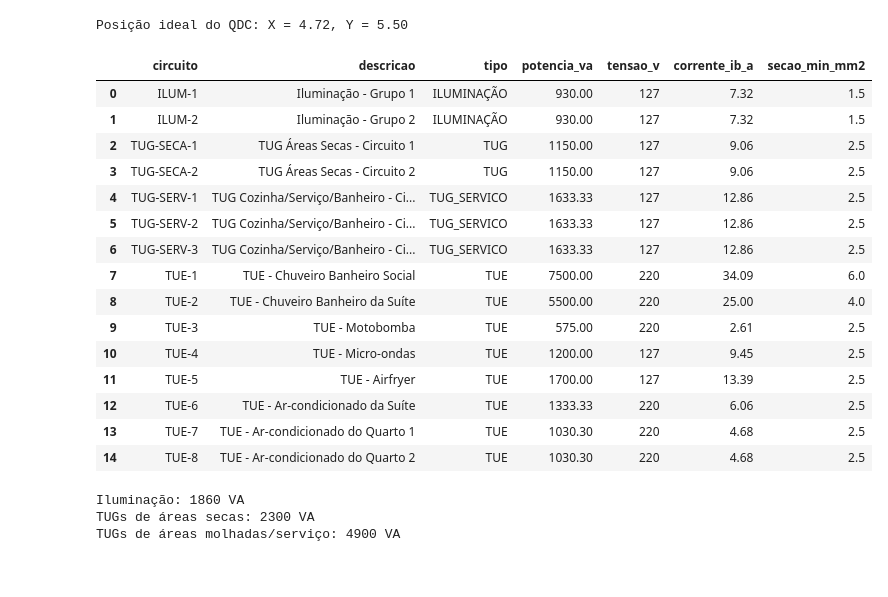
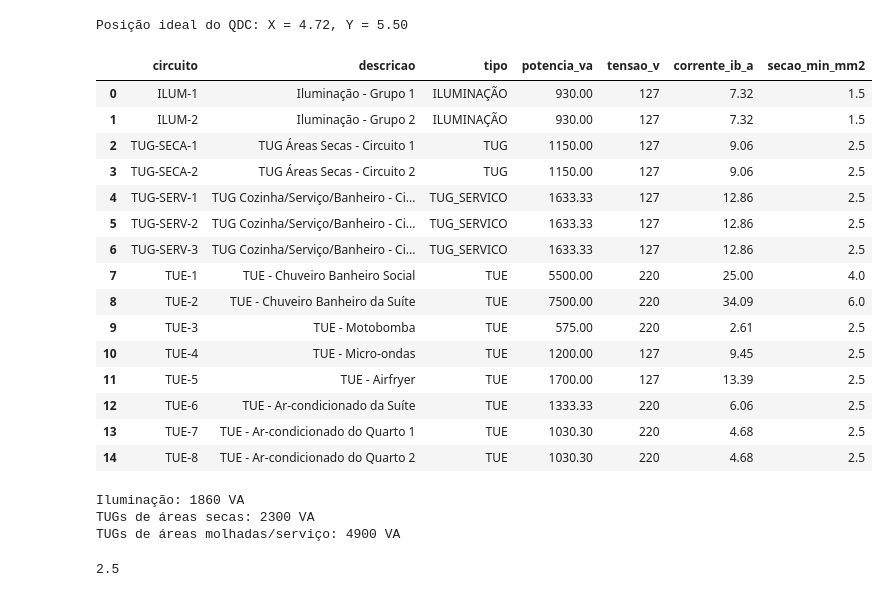
Before and after one commit to emotta3/Instalacoes, a Jupyter notebook: Trabalho/Trabalho_Inst.ipynb, the cells around one changed output. Drawn from its saved outputs; the diff is of its cells as text; code cells hidden in the pictures.

```diff
--- a/Trabalho/Trabalho_Inst.ipynb
+++ b/Trabalho/Trabalho_Inst.ipynb
@@ -1103,41 +1152,41 @@ pot_tug_servico_projeto_va = sum(
 
 # As potências são as mesmas variáveis usadas para criar as cargas TUE do projeto.
 tues_projeto = [
-    {"nome": "Chuveiro Banheiro Social", "pot_w": P_chuv1, "tensao": 220, "fp": 1.0},
-    {"nome": "Chuveiro Banheiro da Suíte", "pot_w": P_chuv2, "tensao": 220, "fp": 1.0},
+    {"nome": "Chuveiro Banheiro Social", "pot_w": P_chuv2, "tensao": 220, "fp": 1.0},
+    {"nome": "Chuveiro Banheiro da Suíte", "pot_w": P_chuv1, "tensao": 220, "fp": 1.0},
     {"nome": "Motobomba", "pot_w": P_mot_w / 0.80, "tensao": 220, "fp": 0.80},
     {"nome": "Micro-ondas", "pot_w": P_micro, "tensao": 127, "fp": 1.0},
     {"nome": "Airfryer", "pot_w": P_airfryer, "tensao": 127, "fp": 1.0},
     {"nome": "Ar-condicionado da Suíte", "pot_w": P_ar_suite, "tensao": 220, "fp": 0.825},
     {"nome": "Ar-condicionado do Quarto 1", "pot_w": P_ar_quartos, "tensao": 220, "fp": 0.825},
     {"nome": "Ar-condicionado do Quarto 2", "pot_w": P_ar_quartos, "tensao": 220, "fp": 0.825}
 ]
 
 resultado_circuitos = dimensionar_divisao_circuitos(
     pot_ilum_va=pot_ilum_projeto_va,
     pot_tug_secas_va=pot_tug_secas_projeto_va,
     pot_tug_servico_va=pot_tug_servico_projeto_va,
     tues=tues_projeto,
     tensao_fase=V_pn
 )
 
 df_circuitos = pd.DataFrame(resultado_circuitos)
 display(df_circuitos)
 
 print(f"Iluminação: {pot_ilum_projeto_va} VA")
 print(f"TUGs de áreas secas: {pot_tug_secas_projeto_va} VA")
 print(f"TUGs de áreas molhadas/serviço: {pot_tug_servico_projeto_va} VA")
 # %% [output]
 |  | circuito | descricao | tipo | potencia_va | tensao_v | corrente_ib_a | secao_min_mm2 |
 | 0 | ILUM-1 | Iluminação - Grupo 1 | ILUMINAÇÃO | 930.00 | 127 | 7.32 | 1.5 |
 | 1 | ILUM-2 | Iluminação - Grupo 2 | ILUMINAÇÃO | 930.00 | 127 | 7.32 | 1.5 |
 | 2 | TUG-SECA-1 | TUG Áreas Secas - Circuito 1 | TUG | 1150.00 | 127 | 9.06 | 2.5 |
 | 3 | TUG-SECA-2 | TUG Áreas Secas - Circuito 2 | TUG | 1150.00 | 127 | 9.06 | 2.5 |
 | 4 | TUG-SERV-1 | TUG Cozinha/Serviço/Banheiro - Ci... | TUG_SERVICO | 1633.33 | 127 | 12.86 | 2.5 |
 | 5 | TUG-SERV-2 | TUG Cozinha/Serviço/Banheiro - Ci... | TUG_SERVICO | 1633.33 | 127 | 12.86 | 2.5 |
 | 6 | TUG-SERV-3 | TUG Cozinha/Serviço/Banheiro - Ci... | TUG_SERVICO | 1633.33 | 127 | 12.86 | 2.5 |
-| 7 | TUE-1 | TUE - Chuveiro Banheiro Social | TUE | 7500.00 | 220 | 34.09 | 6.0 |
-| 8 | TUE-2 | TUE - Chuveiro Banheiro da Suíte | TUE | 5500.00 | 220 | 25.00 | 4.0 |
+| 7 | TUE-1 | TUE - Chuveiro Banheiro Social | TUE | 5500.00 | 220 | 25.00 | 4.0 |
+| 8 | TUE-2 | TUE - Chuveiro Banheiro da Suíte | TUE | 7500.00 | 220 | 34.09 | 6.0 |
 | 9 | TUE-3 | TUE - Motobomba | TUE | 575.00 | 220 | 2.61 | 2.5 |
 | 10 | TUE-4 | TUE - Micro-ondas | TUE | 1200.00 | 127 | 9.45 | 2.5 |
 | 11 | TUE-5 | TUE - Airfryer | TUE | 1700.00 | 127 | 13.39 | 2.5 |
@@ -1147,3 +1196,18 @@ print(f"TUGs de áreas molhadas/serviço: {pot_tug_servico_projeto_va} VA")
 Iluminação: 1860 VA
 TUGs de áreas secas: 2300 VA
 TUGs de áreas molhadas/serviço: 4900 VA
+# %%
+circuito4 = Circuito("Circuito 4 - Q1-T1", "Descrição do Circuito 4 - Q1-T1", "Tipo 4", 0, 127, 0, 0)
+
+circuito4.adicionar_carga(carga_q1_t1)
+circuito4.adicionar_carga(carga_q1_t2)
+circuito4.adicionar_carga(carga_q1_t3)
+circuito4.adicionar_carga(carga_q2_t1)
+circuito4.adicionar_carga(carga_q2_t2)
+circuito4.adicionar_carga(carga_q2_t3)
+
+circuito4.calcular_demanda_total()
+circuito4.calcular_corrente_total()
+circuito4.calcular_secao_minima()
+# %% [output]
+2.5
```
Also changed, not shown: parts of 2 cells of this notebook, 2 other files.
